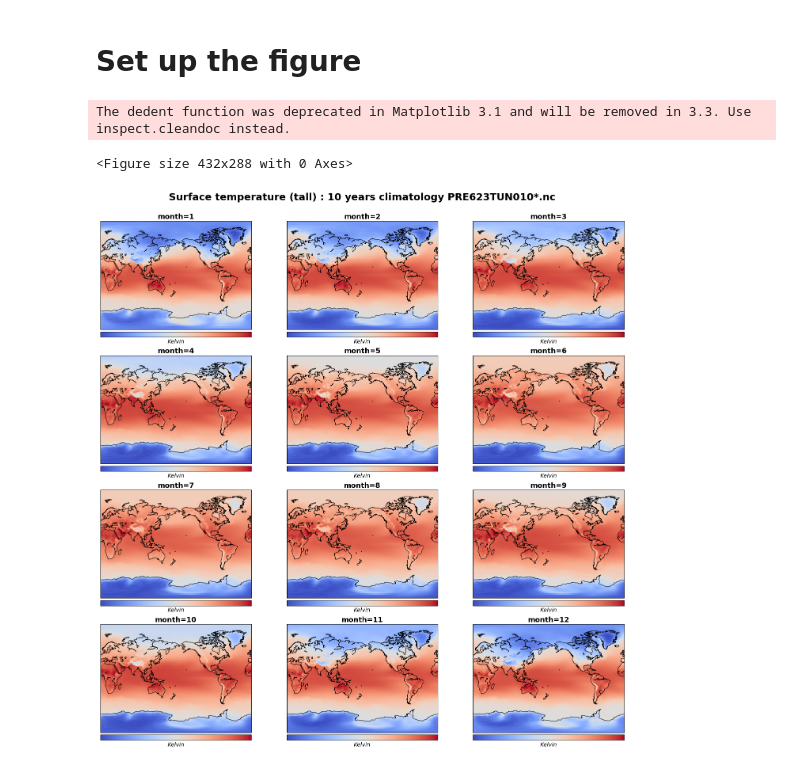
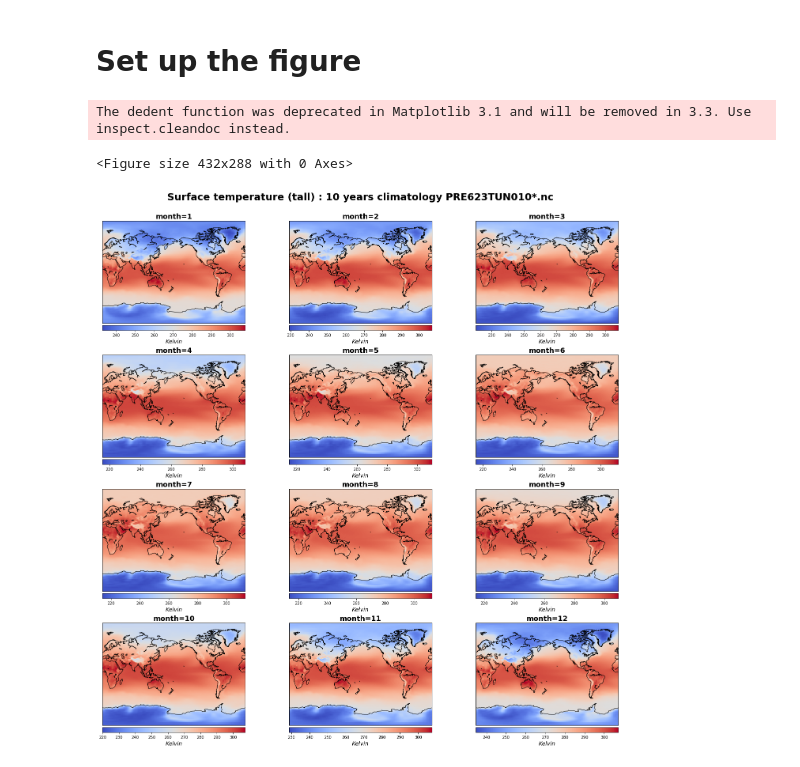
Before and after one commit to benmsanderson/CNRMppe, a Jupyter notebook: Preprocessing_climatology_simulations.ipynb, the cells around one changed output. Drawn from its saved outputs; the diff is of its cells as text; code cells hidden in the pictures.

```diff
--- a/Preprocessing_climatology_simulations.ipynb
+++ b/Preprocessing_climatology_simulations.ipynb
@@ -120,32 +123,33 @@ lon = clim.variables['lon'][:]
 # Plot the field using Basemap.  Start with setting the map
 # projection using the limits of the lat/lon data itself:
 fig=plt.figure(figsize=(20, 20) )
 
 # boucle pour céer les figures:
 i=0
 p=1
 while i < 12:
     ax = fig.add_subplot(4,3,p)
     data = clim.variables['tall'][i,:,:]
     k=str(p)
     ax.set_title("month="+k, fontsize=18, fontweight = 'bold')
     m = Basemap(projection='mill',lat_ts=10,llcrnrlon=lon.min(), \
         urcrnrlon=lon.max(),llcrnrlat=lat.min(),urcrnrlat=lat.max(), \
         resolution='c')
     x, y = m(*np.meshgrid(lon,lat))
     m.pcolormesh(x,y,data,shading='flat',cmap=plt.cm.coolwarm)
     #m.colorbar()
-    cbar = m.colorbar(location='bottom', spacing = 'uniform', ticks=range(7))
+    cbar = m.colorbar(location='bottom', spacing = 'uniform')
+    #cbar.set_ticks(np.arange(230,10,300))
     cbar.set_label ('Kelvin', size = 14, style = 'italic')
     m.drawcoastlines()
     m.drawmapboundary()
     i = i+1
     p = p + 1
 
 fig.suptitle('Surface temperature (tall) : 10 years climatology PRE623TUN010*.nc', fontsize=25, fontweight = 'bold')
 fig.tight_layout()
 fig.subplots_adjust(top=0.93)
 # %% [output]
 The dedent function was deprecated in Matplotlib 3.1 and will be removed in 3.3. Use inspect.cleandoc instead.
 <Figure size 432x288 with 0 Axes>
-[figure, old version]
+[figure, new version]
```
Also changed, not shown: parts of 1 cell of this notebook.
